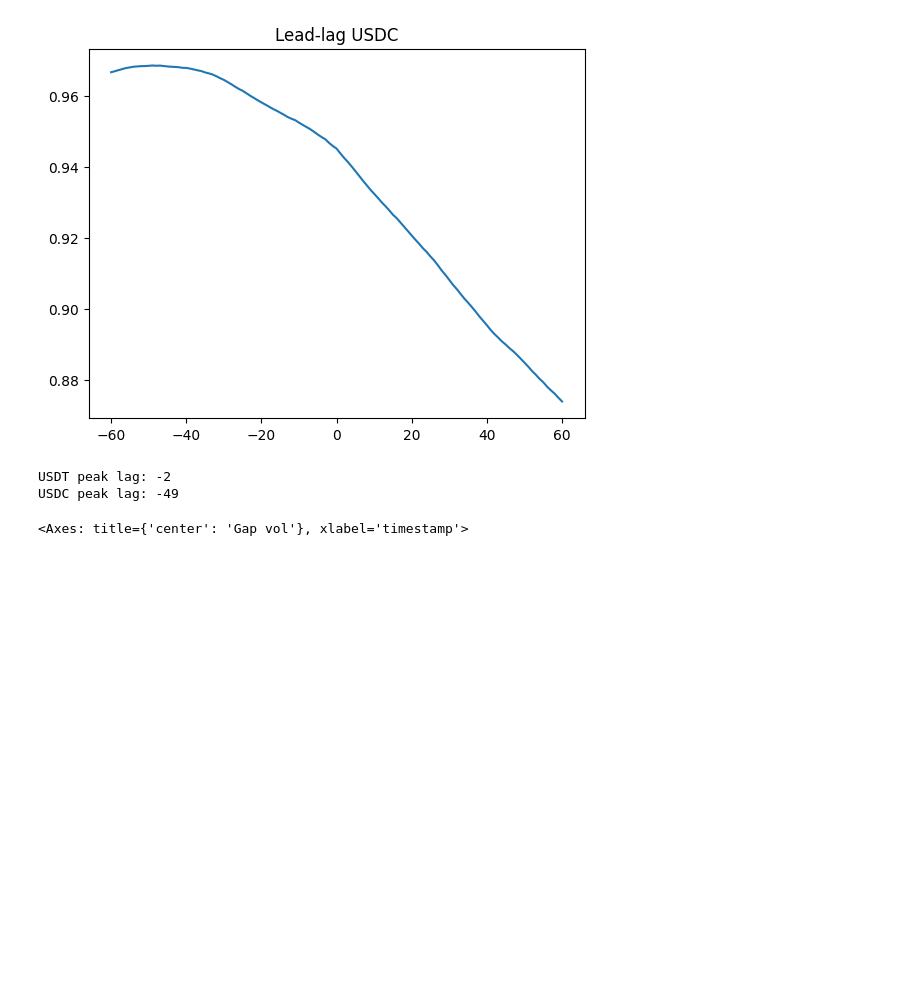
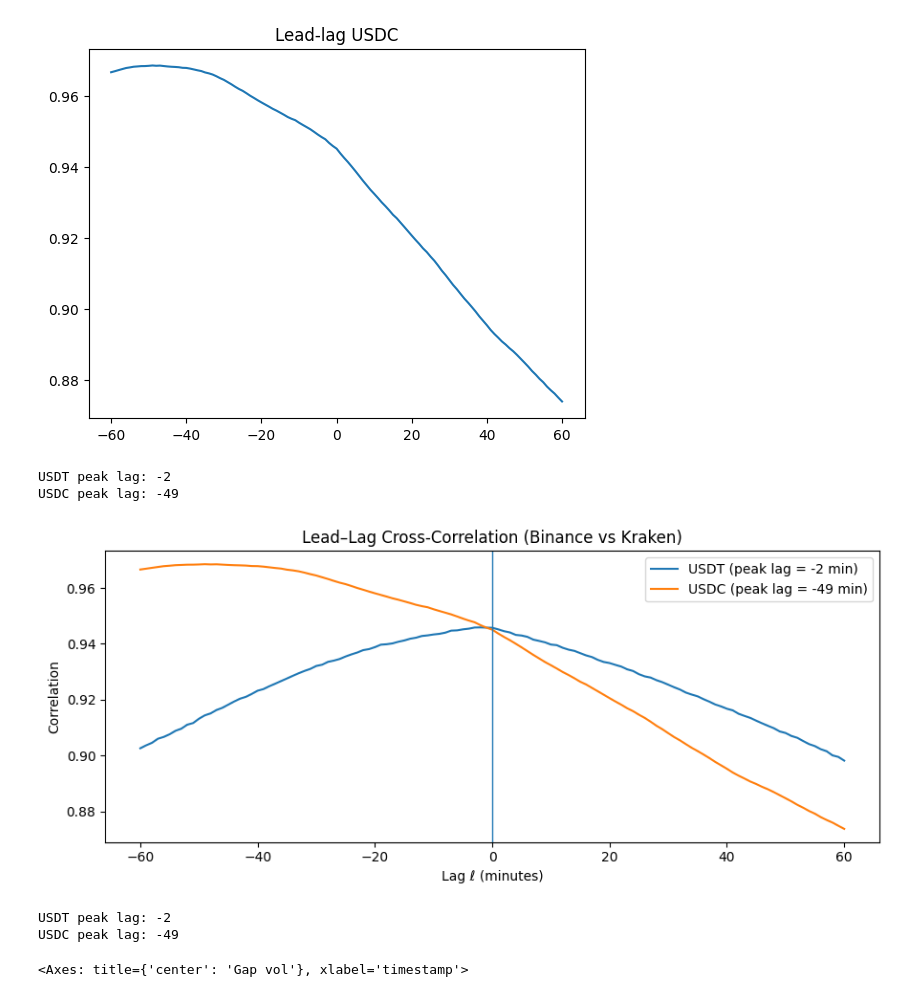
Before and after one commit to cl8550-crypto/iaqf_analysis, a Jupyter notebook: stablecoin_dynamics/code/comparison_analysis_code.ipynb, the cells around one changed output. Drawn from its saved outputs; the diff is of its cells as text; code cells hidden in the pictures; blank space fills up the shorter version.

```diff
--- a/stablecoin_dynamics/code/comparison_analysis_code.ipynb
+++ b/stablecoin_dynamics/code/comparison_analysis_code.ipynb
@@ -430,6 +459,40 @@ print("USDC peak lag:", ll_usdc.idxmax())
 # %% [output]
 USDT peak lag: -2
 USDC peak lag: -49
+# %%
+import pandas as pd
+import matplotlib.pyplot as plt
+
+# --- Combined lead-lag plot (USDT + USDC) ---
+# Assumes ll_usdt and ll_usdc already exist as pd.Series indexed by lag minutes.
+
+# Peak lags (for reporting in the paper)
+usdt_peak_lag = int(ll_usdt.idxmax())
+usdc_peak_lag = int(ll_usdc.idxmax())
+
+fig, ax = plt.subplots(figsize=(9, 4))
+
+ax.plot(ll_usdt.index, ll_usdt.values, label=f"USDT (peak lag = {usdt_peak_lag} min)")
+ax.plot(ll_usdc.index, ll_usdc.values, label=f"USDC (peak lag = {usdc_peak_lag} min)")
+
+ax.axvline(0, linewidth=1)
+ax.set_title("Lead–Lag Cross-Correlation (Binance vs Kraken)")
+ax.set_xlabel("Lag ℓ (minutes)")
+ax.set_ylabel("Correlation")
+
+ax.legend()
+plt.tight_layout()
+
+# Save for Overleaf
+plt.savefig("fig_leadlag_crosscorr.png", dpi=300, bbox_inches="tight")
+plt.show()
+
+print("USDT peak lag:", usdt_peak_lag)
+print("USDC peak lag:", usdc_peak_lag)
+# %% [output]
+[figure, added]
+USDT peak lag: -2
+USDC peak lag: -49
 # %%
 # optional: stress vs calm lead-lag
 stress_mask = df.index.floor("D").map(btc_daily["regime"]) == "stress"
```
Also changed, not shown: parts of 1 cell of this notebook.
